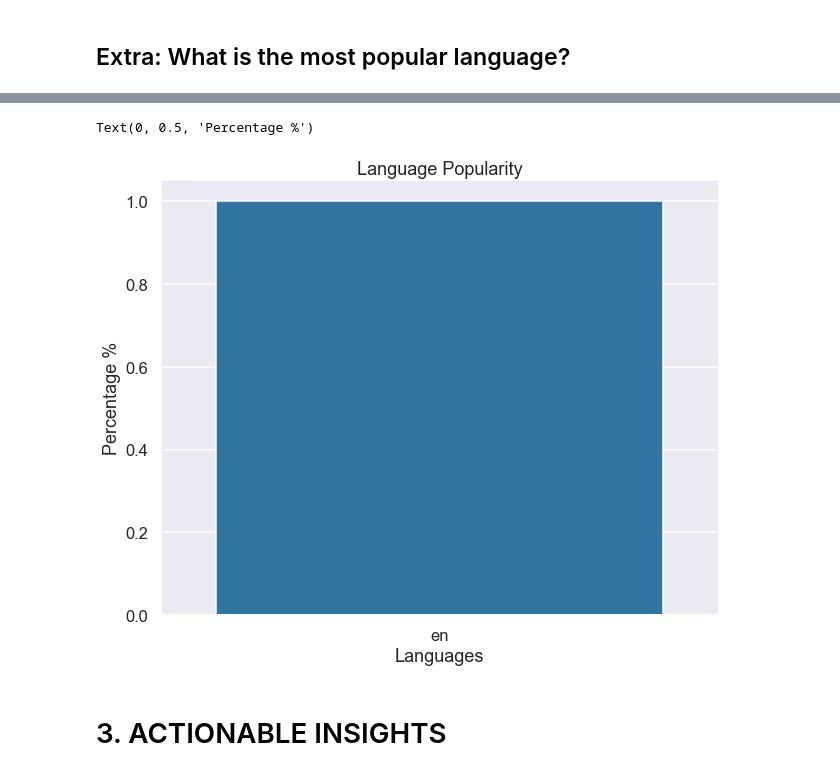
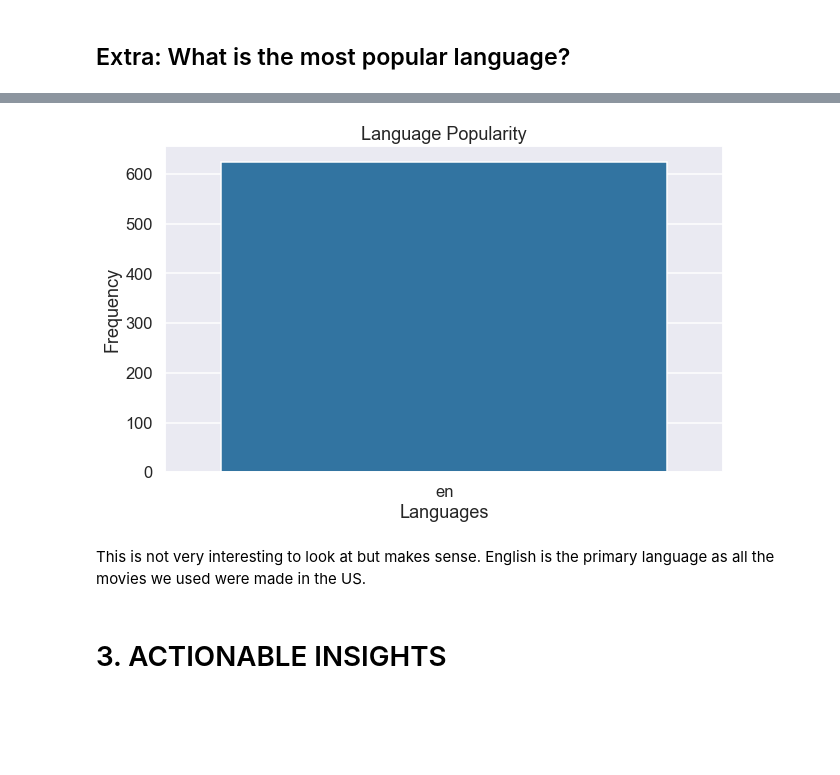
Before and after one commit to baotramduong/Porfolio_Project_The_Movie_Industry, a Jupyter notebook: Part III - Data Analysis & Visualization, Actionable Insight, Conclusion & Future Works.ipynb, the cells around one changed output, grey strips where cells are left out. Saved outputs shown, nothing was run; the diff lists cells and outputs as text; code cells hidden in the pictures; blank space fills up the shorter version.

```diff
--- a/Part III - Data Analysis & Visualization, Actionable Insight, Conclusion & Future Works.ipynb
+++ b/Part III - Data Analysis & Visualization, Actionable Insight, Conclusion & Future Works.ipynb
@@ -171,8 +379,8 @@ Text(0, 0.5, 'Percentage %')
 # %% [markdown]
 ## Extra: What is the most popular language?
 # %%
-#check to see the most 10 popular languages
-y_values = full_df['language'].value_counts(normalize=True)[:10]
+#language_distribution
+y_values = full_df['language'].value_counts(ascending = False)
 x_values = y_values.index
 
 y_values #looks like there is only one
@@ -182,14 +390,17 @@ Name: language, dtype: float64
 # %%
 #plot
-x_values = y_values.index
-plt.figure(figsize = (10,8))
+plt.figure(figsize = (10,6))
 sns.barplot(x_values, y_values)
 plt.title('Language Popularity')
 plt.xlabel('Languages')
-plt.ylabel('Percentage %')
+plt.ylabel('Frequency')
+
+#show
+plt.show()
 # %% [output]
-Text(0, 0.5, 'Percentage %')
-[figure, old version]
+[figure, new version]
+# %% [markdown]
+This is not very interesting to look at but makes sense. English is the primary language as all the movies we used were made in the US.
 # %% [markdown]
 # 3. ACTIONABLE INSIGHTS
 # %% [markdown]
```
Also changed, not shown: parts of 41 cells of this notebook.
